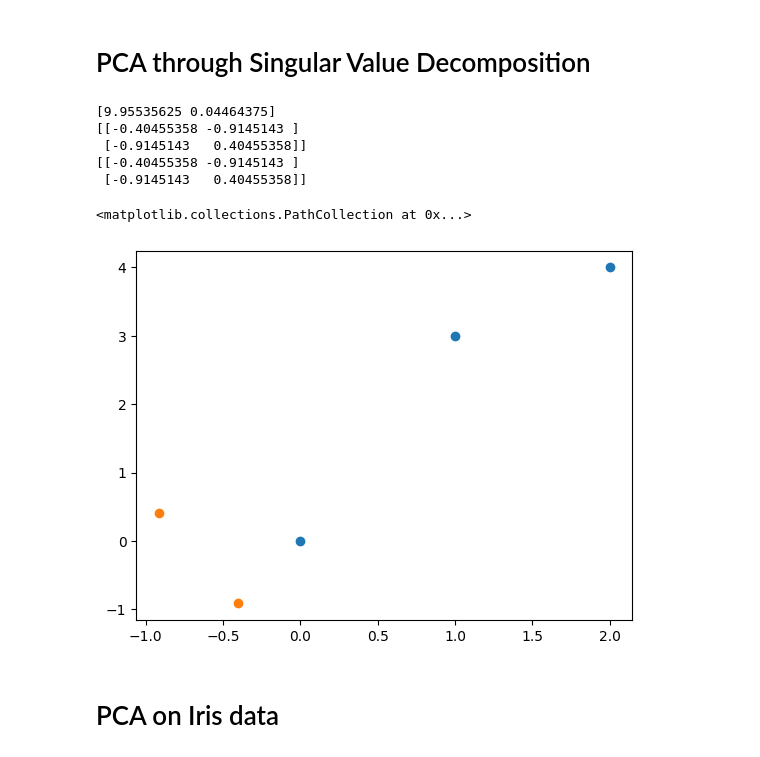
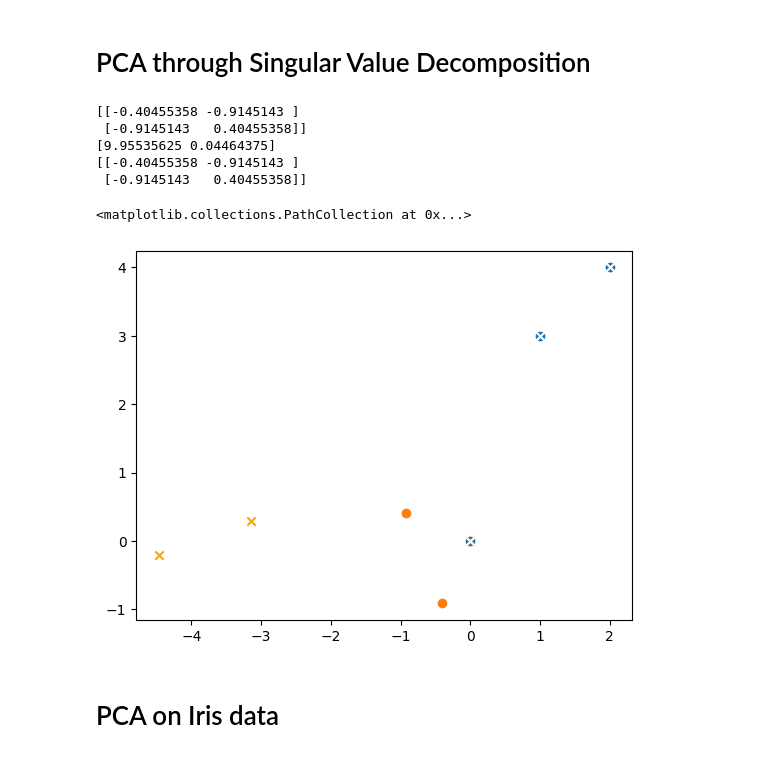
Before and after one commit to TaVodic/MPA-MLF, a Jupyter notebook: Lab_04/MPA_MLF_PCA_2_students.ipynb, the cells around one changed output. Drawn from its saved outputs; the diff is of its cells as text; code cells hidden in the pictures.

```diff
--- a/Lab_04/MPA_MLF_PCA_2_students.ipynb
+++ b/Lab_04/MPA_MLF_PCA_2_students.ipynb
@@ -3,37 +3,40 @@
 # %%
 import numpy as np
 import matplotlib.pyplot as plt
 # Defined 3 points in 2D-space:
-X=np.array([[2, 1, 0],[4, 3, 0]])
+X=np.array([[2, 1, 0],
+            [4, 3, 0]])
 # Calculate the covariance matrix:
 R = np.matmul(X, X.T)/3
 
 # Calculate the SVD decomposition and new basis vectors:
 [U,D,V]=np.linalg.svd(R)  # call SVD decomposition
 u1=U[:,0] # new basis vectors
 u2=U[:,1]
+print(U)
 print(D)
-print(U)
 print(V)
 
-plt.scatter(X[0,:], X[1,:])
-plt.scatter(u1, u2)
+plt.scatter(X[0,:], X[1,:]) # orignialne body
+plt.scatter(u1, u2) # nová báza
 
 # Calculate the coordinates in new orthonormal basis:
+X_new = U.T @ X
 
 # Calculate the approximation of the original from new basis
-#print(Xi1[:,None]) # add second dimention to array and test it
-
+X_approx = U @ X_new
 
 # Check that you got the original
+plt.scatter(X_new[0, :], X_new[1, :], label="Transformed Points", color="orange", marker="x")
+plt.scatter(X_approx[0, :], X_approx[1, :], label="Original Points", color="white", marker="x")
 # %% [output]
+[[-0.40455358 -0.9145143 ]
+ [-0.9145143   0.40455358]]
 [9.95535625 0.04464375]
 [[-0.40455358 -0.9145143 ]
  [-0.9145143   0.40455358]]
-[[-0.40455358 -0.9145143 ]
- [-0.9145143   0.40455358]]
 <matplotlib.collections.PathCollection at 0x...>
-[figure, old version]
+[figure, new version]
 # %% [markdown]
 # PCA on Iris data
 # %%
```
